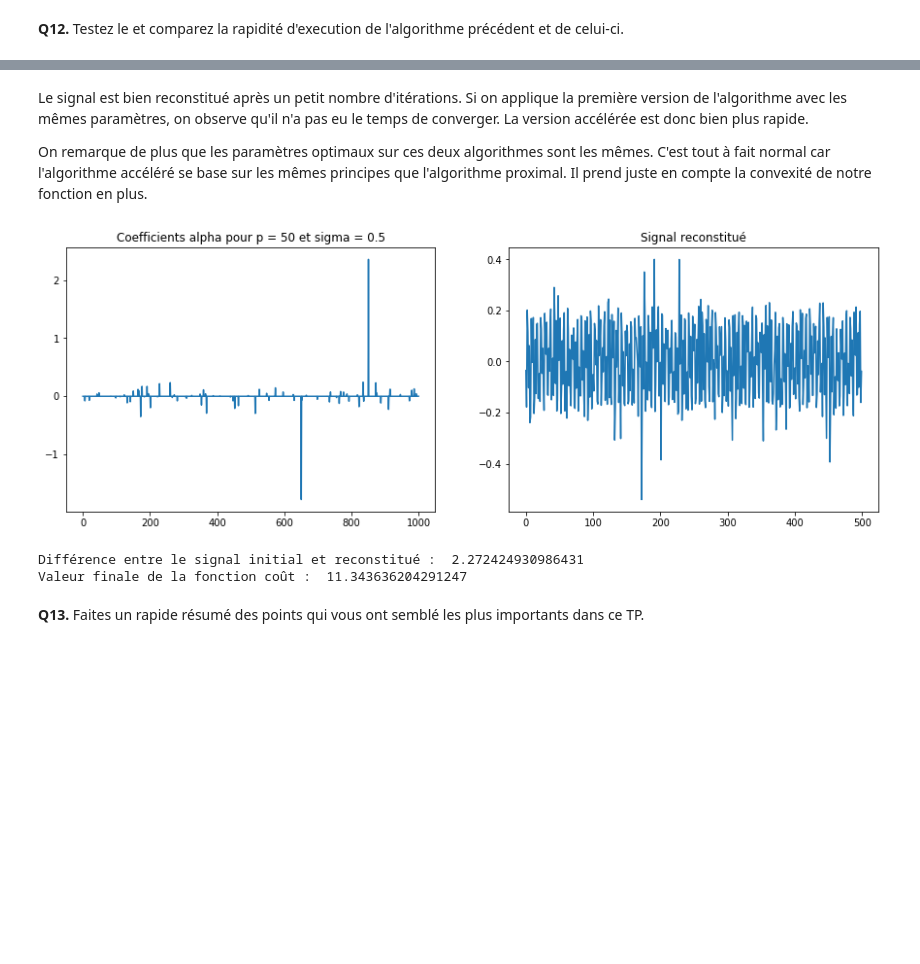
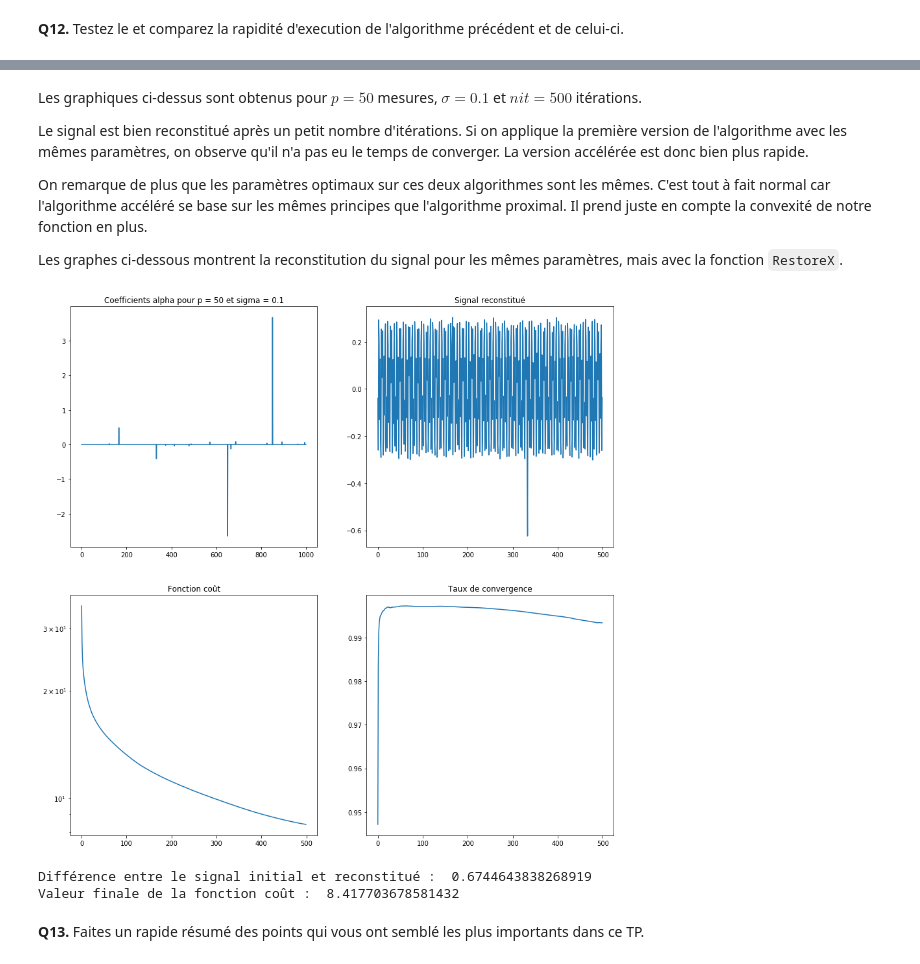
Before and after one commit to PaulCharnay/Opti_4A_S2, a Jupyter notebook: TP2_CompressiveSensing.ipynb, the cells around one changed output, grey strips where cells are left out. Saved outputs shown, nothing was run; the diff lists cells and outputs as text; code cells hidden in the pictures; blank space fills up the shorter version.

Commit message:
taux de convergence marche + mise au propre

```diff
--- a/TP2_CompressiveSensing.ipynb
+++ b/TP2_CompressiveSensing.ipynb
@@ -264,8 +238,8 @@ def Init(n, p, plot=False):
     tmp[150] = -3
     x += fft.idct(tmp, norm='ortho')
     #On ajoute deux diracs
-    x[int(n/3)] = 0.2    #Tester 0.5
-    x[int(2*n/3)] = -0.3 #Tester -1
+    x[int(n/3)] = 0.5    #Tester 0.5
+    x[int(2*n/3)] = -1 #Tester -1
 
     if plot:
         plt.plot(t, x, 'b')
@@ -274,3 +248,5 @@ def Init(n, p, plot=False):
     A = np.random.randn(p, n) #La matrice de mesure
     y = A.dot(x)        #Les mesures
     return A, y, x, n
+
+A, y, x, n = Init(500, 80, True)
@@ -527,21 +512,22 @@ def Nesterov(A, y, sigma, nit):
 # %% [markdown]
 **Q12.** Testez le et comparez la rapidité d'execution de l'algorithme précédent et de celui-ci.
 # %%
-sigma = 1
-p = 40
+sigma = 0.1
+p = 50
 A, y, x, n = Init(500, p)
-nit = 30000
+nit = 500
 
-alpha, xtilde, CF, cv_rate = Nesterov(A, y, sigma, nit)
+alpha, xtilde, CF, cv_rate = Nesterov(A, y, sigma, nit, x)
 fig, ax = plt.subplots(2, 2, figsize=(15, 15))
 ax[0,0].plot(alpha)
 ax[0,0].set_title("Coefficients alpha pour p = " + str(p) + " et sigma = " + str(sigma))
 
-ax[0,1].plot(np.linspace(0, 1, 500), xtilde)
+ax[0,1].plot(xtilde)
 ax[0,1].set_title("Signal reconstitué")
 
-ax[1,0].plot(alpha)
-ax[1,0].set_title("alpha")
+ax[1,0].plot(CF)
+ax[1,0].semilogy()
+ax[1,0].set_title("Fonction coût")
 
 ax[1,1].plot(cv_rate)
 ax[1,1].set_title("Taux de convergence")
@@ -557,28 +543,37 @@ Valeur finale de la fonction coût :  7.446688985237441
 # %% [markdown]
+Les graphiques ci-dessus sont obtenus pour $p = 50$ mesures, $\sigma = 0.1$ et $nit = 500$ itérations.
+
 Le signal est bien reconstitué après un petit nombre d'itérations.
 Si on applique la première version de l'algorithme avec les mêmes paramètres, on observe qu'il n'a pas eu le temps de converger. La version accélérée est donc bien plus rapide.
 
 On remarque de plus que les paramètres optimaux sur ces deux algorithmes sont les mêmes. C'est tout à fait normal car l'algorithme accéléré se base sur les mêmes principes que l'algorithme proximal. Il prend juste en compte la convexité de notre fonction en plus.
+
+Les graphes ci-dessous montrent la reconstitution du signal pour les mêmes paramètres, mais avec la fonction `RestoreX`.
 # %%
-sigma = 0.5
-p = 50
 A, y, x, n = Init(500, p)
-nit = 1000
 
-alpha, xtilde, CF, cv_rate = RestoreX(A, y, sigma, nit)
-fig, (ax1, ax2) = plt.subplots(1, 2, figsize=(15, 5))
-ax1.plot(alpha)
-ax1.set_title("Coefficients alpha pour p = " + str(p) + " et sigma = " + str(sigma))
-ax2.plot(xtilde)
-ax2.set_title("Signal reconstitué")
+alpha, xtilde, CF, cv_rate = RestoreX(A, y, sigma, nit, x)
+fig, ax = plt.subplots(2, 2, figsize=(15, 15))
+ax[0,0].plot(alpha)
+ax[0,0].set_title("Coefficients alpha pour p = " + str(p) + " et sigma = " + str(sigma))
+
+ax[0,1].plot(xtilde)
+ax[0,1].set_title("Signal reconstitué")
+
+ax[1,0].plot(CF)
+ax[1,0].semilogy()
+ax[1,0].set_title("Fonction coût")
+
+ax[1,1].plot(cv_rate)
+ax[1,1].set_title("Taux de convergence")
 plt.show()
 dif = npl.norm(x - xtilde)
 print("Différence entre le signal initial et reconstitué : ", dif)
 print("Valeur finale de la fonction coût : ", CF[-1])
 # %% [output]
-[figure, old version]
+[figure, new version]
-Différence entre le signal initial et reconstitué :  2.272424930986431
-Valeur finale de la fonction coût :  11.343636204291247
+Différence entre le signal initial et reconstitué :  0.6744643838268919
+Valeur finale de la fonction coût :  8.417703678581432
 # %% [markdown]
 **Q13.** Faites un rapide résumé des points qui vous ont semblé les plus importants dans ce TP.
 # %% [markdown]
```
Also changed, not shown: parts of 16 cells of this notebook.
